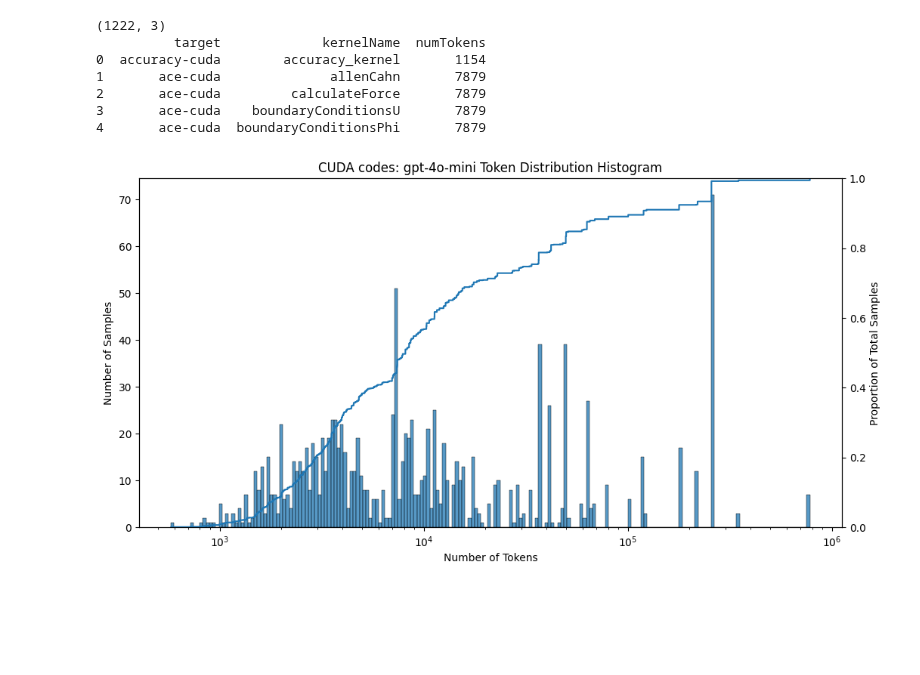
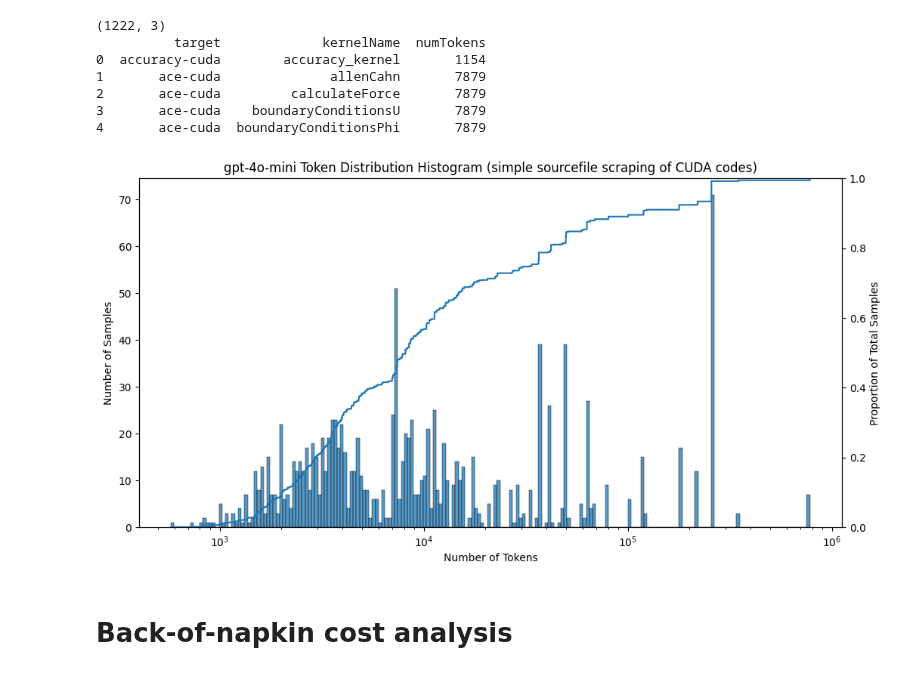
Before and after one commit to Scientific-Computing-Lab/ParallelCodeEstimation, a Jupyter notebook: analysis/vizScrapedCUDAKernels.ipynb, the cells around one changed output. Drawn from its saved outputs; the diff is of its cells as text; code cells hidden in the pictures; blank space fills up the shorter version.

Commit message:
added back of napkin math

```diff
--- a/analysis/vizScrapedCUDAKernels.ipynb
+++ b/analysis/vizScrapedCUDAKernels.ipynb
@@ -50,17 +50,19 @@ print(df.head())
 # %%
 
 fig, ax = plt.subplots(1, figsize=(12,6))
 
 sns.histplot(df, x='numTokens', bins=200, ax=ax, log_scale=True)
 ax2 = ax.twinx()
 sns.ecdfplot(df, x='numTokens', ax=ax2, log_scale=True)
 
 ax.set_xlabel('Number of Tokens')
 ax.set_ylabel('Number of Samples')
 ax2.set_ylabel('Proportion of Total Samples')
 
-ax.set_title('CUDA codes: gpt-4o-mini Token Distribution Histogram')
+ax.set_title('gpt-4o-mini Token Distribution Histogram (simple sourcefile scraping of CUDA codes)')
 
 plt.show()
 # %% [output]
-[figure, old version]
+[figure, new version]
+# %% [markdown]
+# Back-of-napkin cost analysis
```
Also changed, not shown: parts of 1 cell of this notebook.
